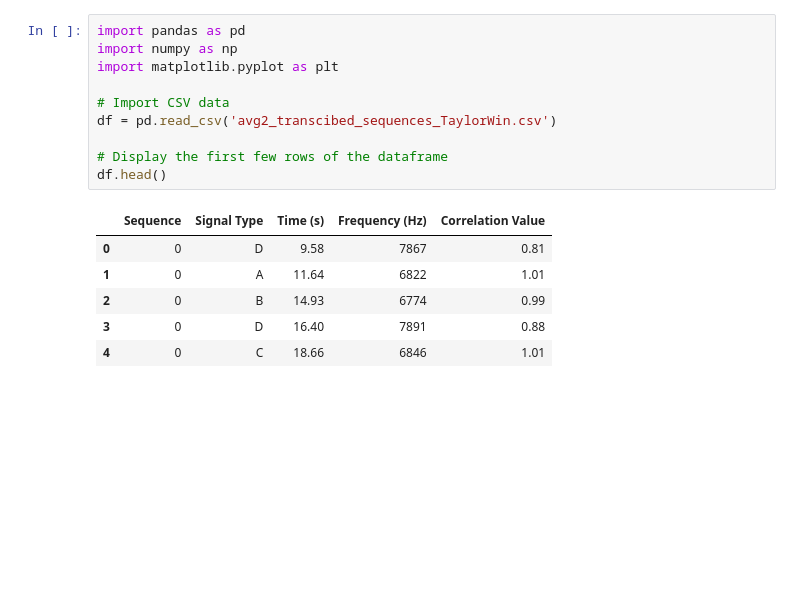
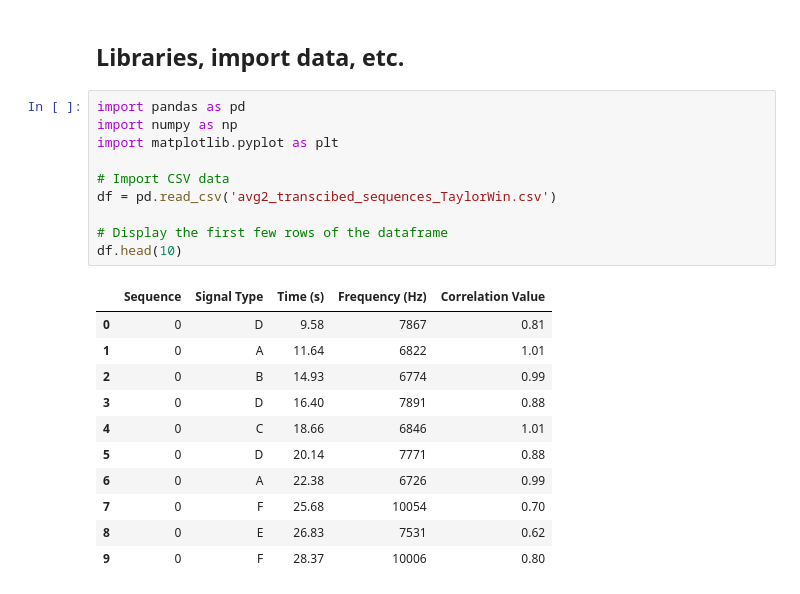
Before and after one commit to Dr-Nozimo/GuardianRuinAnalyses, a Jupyter notebook: sequence_analysis/5a_sequence_stats.ipynb, the cells around one changed output. Cells and saved outputs as stored; diff of their text form; blank space fills up the shorter version.

```diff
--- a/sequence_analysis/5a_sequence_stats.ipynb
+++ b/sequence_analysis/5a_sequence_stats.ipynb
@@ -1,17 +1,24 @@
+# %% [markdown]
+## Libraries, import data, etc.
 # %%
 import pandas as pd
 import numpy as np
 import matplotlib.pyplot as plt
 
 # Import CSV data
 df = pd.read_csv('avg2_transcibed_sequences_TaylorWin.csv')
 
 # Display the first few rows of the dataframe
-df.head()
+df.head(10)
 # %% [output]
 |  | Sequence | Signal Type | Time (s) | Frequency (Hz) | Correlation Value |
 | 0 | 0 | D | 9.58 | 7867 | 0.81 |
 | 1 | 0 | A | 11.64 | 6822 | 1.01 |
 | 2 | 0 | B | 14.93 | 6774 | 0.99 |
 | 3 | 0 | D | 16.40 | 7891 | 0.88 |
 | 4 | 0 | C | 18.66 | 6846 | 1.01 |
+| 5 | 0 | D | 20.14 | 7771 | 0.88 |
+| 6 | 0 | A | 22.38 | 6726 | 0.99 |
+| 7 | 0 | F | 25.68 | 10054 | 0.70 |
+| 8 | 0 | E | 26.83 | 7531 | 0.62 |
+| 9 | 0 | F | 28.37 | 10006 | 0.80 |
```
Also changed, not shown: parts of 6 cells of this notebook, 2 other files.
